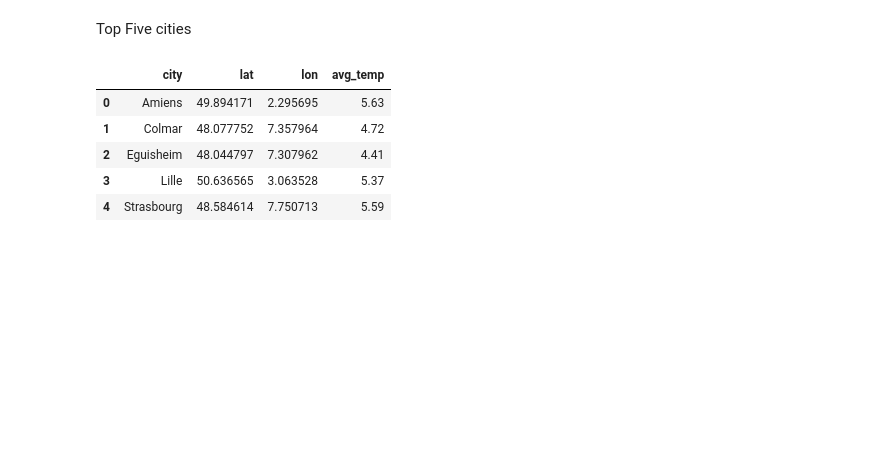
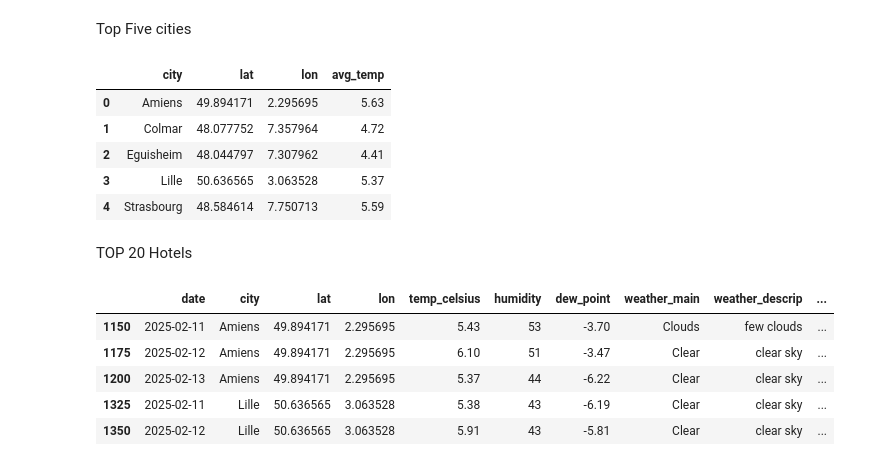
Before and after one commit to YnaPqt/data-management-kayak, a Jupyter notebook: kayak_project.ipynb, the cells around one changed output. Drawn from its saved outputs; the diff is of its cells as text; code cells hidden in the pictures; blank space fills up the shorter version.

```diff
--- a/kayak_project.ipynb
+++ b/kayak_project.ipynb
@@ -537,3 +537,14 @@ fig.update_layout(
 )
 
 fig.show()
+# %% [markdown]
+TOP 20 Hotels
+# %%
+df_destinations.head()
+# %% [output]
+|  | date | city | lat | lon | temp_celsius | humidity | dew_point | weather_main | weather_descrip | ... |
+| 1150 | 2025-02-11 | Amiens | 49.894171 | 2.295695 | 5.43 | 53 | -3.70 | Clouds | few clouds | ... |
+| 1175 | 2025-02-12 | Amiens | 49.894171 | 2.295695 | 6.10 | 51 | -3.47 | Clear | clear sky | ... |
+| 1200 | 2025-02-13 | Amiens | 49.894171 | 2.295695 | 5.37 | 44 | -6.22 | Clear | clear sky | ... |
+| 1325 | 2025-02-11 | Lille | 50.636565 | 3.063528 | 5.38 | 43 | -6.19 | Clear | clear sky | ... |
+| 1350 | 2025-02-12 | Lille | 50.636565 | 3.063528 | 5.91 | 43 | -5.81 | Clear | clear sky | ... |
```
